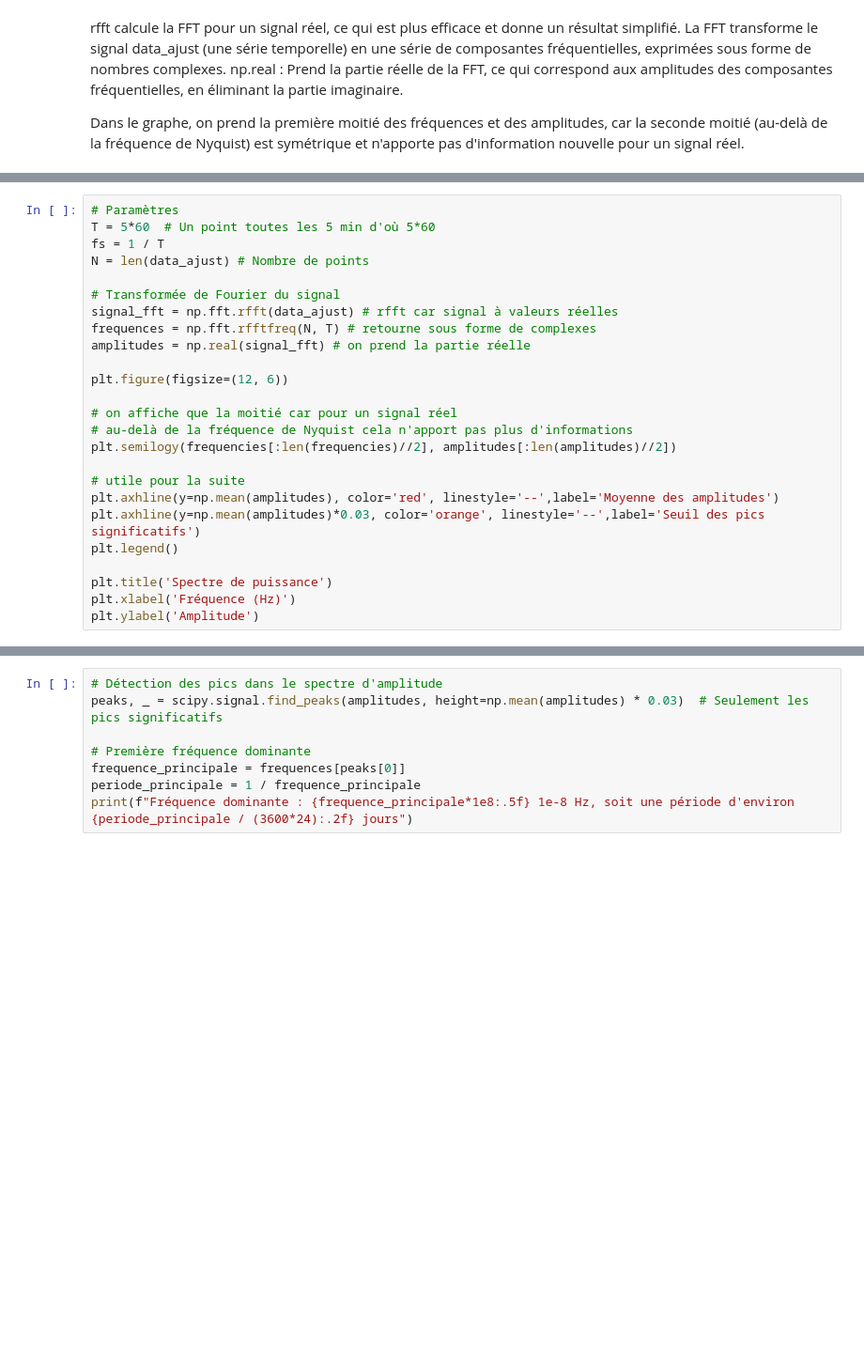
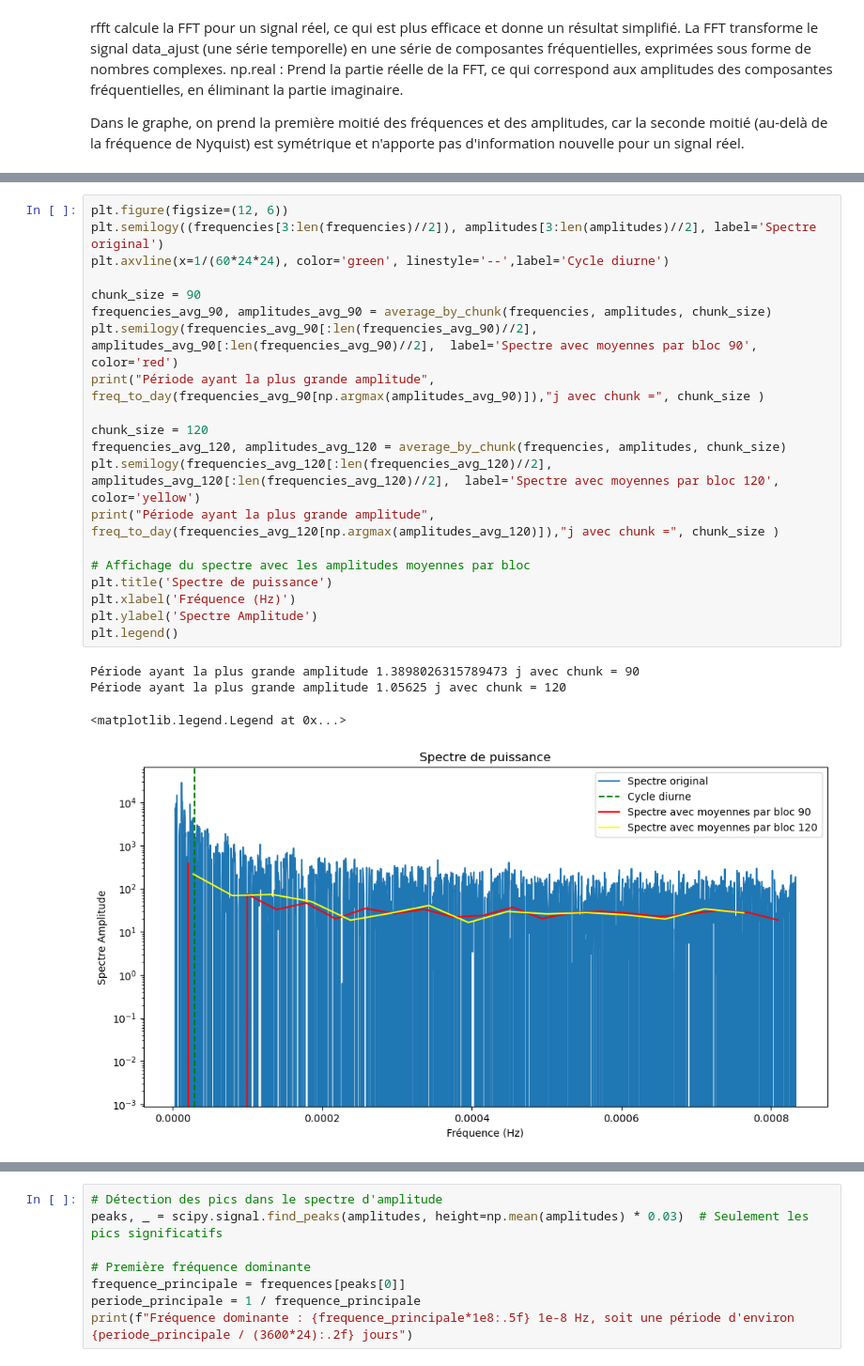
Before and after one commit to PiDchsn/Projet-RI, a Jupyter notebook: Analyse_2.ipynb, the cells around one changed output, grey strips where cells are left out. Shown at 94% size. Drawn from its saved outputs; the diff is of its cells as text; blank space fills up the shorter version.

```diff
--- a/Analyse_2.ipynb
+++ b/Analyse_2.ipynb
@@ -177,25 +155,0 @@ Text(0, 0.5, 'Spectre Amplitude')
-# %%
-# Paramètres
-T = 5*60  # Un point toutes les 5 min d'où 5*60
-fs = 1 / T
-N = len(data_ajust) # Nombre de points
-
-# Transformée de Fourier du signal
-signal_fft = np.fft.rfft(data_ajust) # rfft car signal à valeurs réelles
-frequences = np.fft.rfftfreq(N, T) # retourne sous forme de complexes
-amplitudes = np.real(signal_fft) # on prend la partie réelle
-
-plt.figure(figsize=(12, 6))
-
-# on affiche que la moitié car pour un signal réel
-# au-delà de la fréquence de Nyquist cela n'apport pas plus d'informations
-plt.semilogy(frequencies[:len(frequencies)//2], amplitudes[:len(amplitudes)//2])
-
-# utile pour la suite
-plt.axhline(y=np.mean(amplitudes), color='red', linestyle='--',label='Moyenne des amplitudes')
-plt.axhline(y=np.mean(amplitudes)*0.03, color='orange', linestyle='--',label='Seuil des pics significatifs')
-plt.legend()
-
-plt.title('Spectre de puissance')
-plt.xlabel('Fréquence (Hz)')
-plt.ylabel('Amplitude')
@@ -204,0 +184,25 @@ Text(0, 0.5, 'Amplitude')
+# %%
+plt.figure(figsize=(12, 6))
+plt.semilogy((frequencies[3:len(frequencies)//2]), amplitudes[3:len(amplitudes)//2], label='Spectre original')
+plt.axvline(x=1/(60*24*24), color='green', linestyle='--',label='Cycle diurne')
+
+chunk_size = 90
+frequencies_avg_90, amplitudes_avg_90 = average_by_chunk(frequencies, amplitudes, chunk_size)
+plt.semilogy(frequencies_avg_90[:len(frequencies_avg_90)//2], amplitudes_avg_90[:len(frequencies_avg_90)//2],  label='Spectre avec moyennes par bloc 90', color='red')
+print("Période ayant la plus grande amplitude", freq_to_day(frequencies_avg_90[np.argmax(amplitudes_avg_90)]),"j avec chunk =", chunk_size )
+
+chunk_size = 120
+frequencies_avg_120, amplitudes_avg_120 = average_by_chunk(frequencies, amplitudes, chunk_size)
+plt.semilogy(frequencies_avg_120[:len(frequencies_avg_120)//2], amplitudes_avg_120[:len(frequencies_avg_120)//2],  label='Spectre avec moyennes par bloc 120', color='yellow')
+print("Période ayant la plus grande amplitude", freq_to_day(frequencies_avg_120[np.argmax(amplitudes_avg_120)]),"j avec chunk =", chunk_size )
+
+# Affichage du spectre avec les amplitudes moyennes par bloc
+plt.title('Spectre de puissance')
+plt.xlabel('Fréquence (Hz)')
+plt.ylabel('Spectre Amplitude')
+plt.legend()
+# %% [output]
+Période ayant la plus grande amplitude 1.3898026315789473 j avec chunk = 90
+Période ayant la plus grande amplitude 1.05625 j avec chunk = 120
+<matplotlib.legend.Legend at 0x...>
+[figure, added]
```
Also changed, not shown: parts of 20 cells of this notebook.
